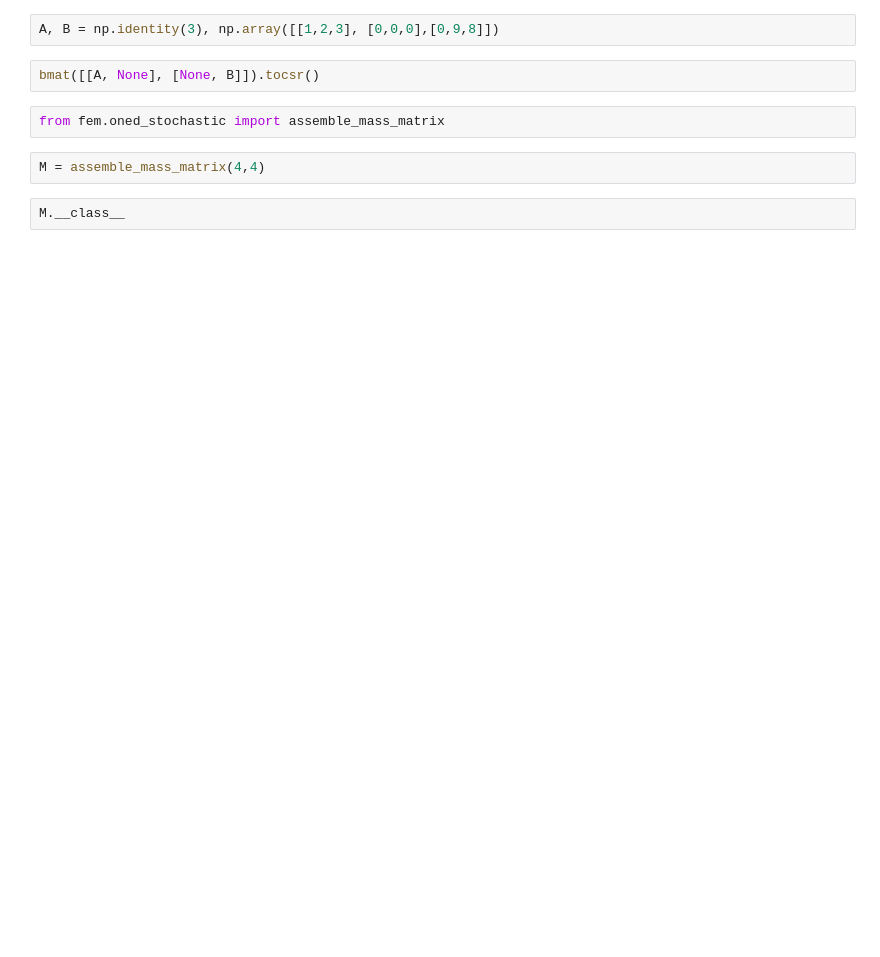
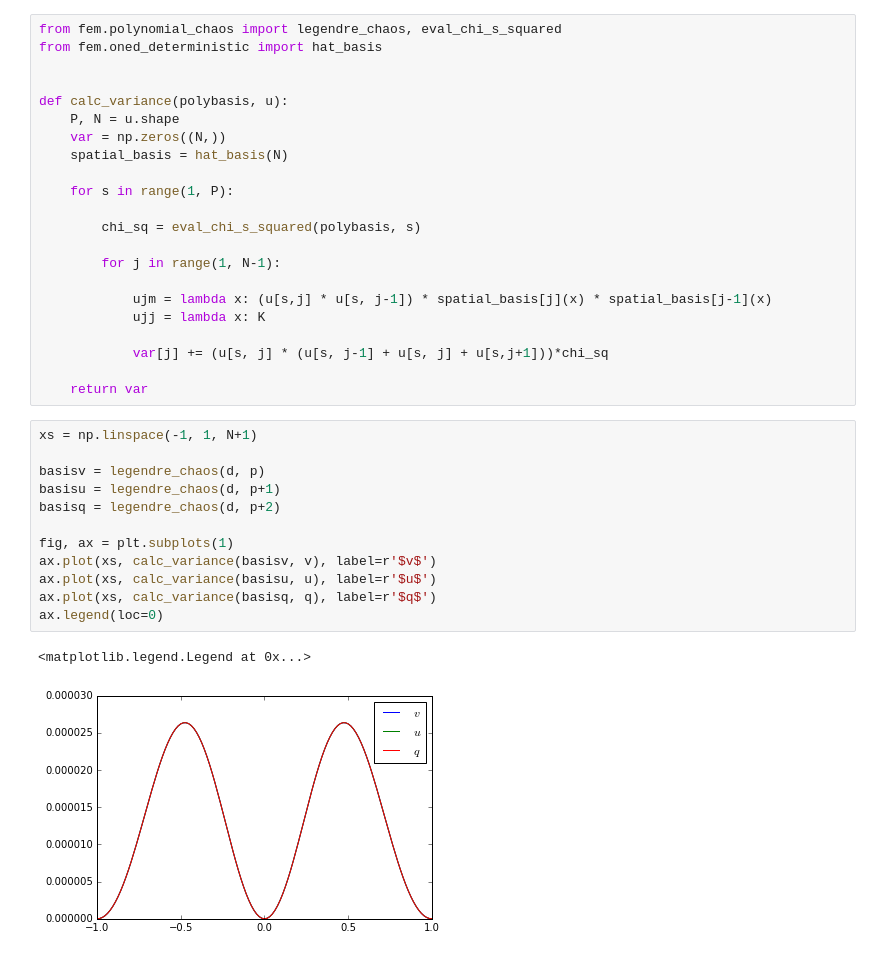
Before and after one commit to alcarney/polynomial_chaos, a Jupyter notebook: src/scratch.ipynb, the cells around one changed output. Drawn from its saved outputs; the diff is of its cells as text; blank space fills up the shorter version.

```diff
--- a/src/scratch.ipynb
+++ b/src/scratch.ipynb
@@ -30,10 +27,37 @@ ax.plot(xs, U)
-# %%
-A, B = np.identity(3), np.array([[1,2,3], [0,0,0],[0,9,8]])
-# %%
-bmat([[A, None], [None, B]]).tocsr()
-# %%
-from fem.oned_stochastic import assemble_mass_matrix
-# %%
-M = assemble_mass_matrix(4,4)
-# %%
-M.__class__
+# %%
+from fem.polynomial_chaos import legendre_chaos, eval_chi_s_squared
+from fem.oned_deterministic import hat_basis
+
+
+def calc_variance(polybasis, u):
+    P, N = u.shape
+    var = np.zeros((N,))
+    spatial_basis = hat_basis(N)
+
+    for s in range(1, P):
+
+        chi_sq = eval_chi_s_squared(polybasis, s)
+
+        for j in range(1, N-1):
+
+            ujm = lambda x: (u[s,j] * u[s, j-1]) * spatial_basis[j](x) * spatial_basis[j-1](x)
+            ujj = lambda x: K
+
+            var[j] += (u[s, j] * (u[s, j-1] + u[s, j] + u[s,j+1]))*chi_sq
+
+    return var
+# %%
+xs = np.linspace(-1, 1, N+1)
+
+basisv = legendre_chaos(d, p)
+basisu = legendre_chaos(d, p+1)
+basisq = legendre_chaos(d, p+2)
+
+fig, ax = plt.subplots(1)
+ax.plot(xs, calc_variance(basisv, v), label=r'$v$')
+ax.plot(xs, calc_variance(basisu, u), label=r'$u$')
+ax.plot(xs, calc_variance(basisq, q), label=r'$q$')
+ax.legend(loc=0)
+# %% [output]
+<matplotlib.legend.Legend at 0x...>
+[figure, added]
```
Also changed, not shown: parts of 8 cells of this notebook, 5 other files.
